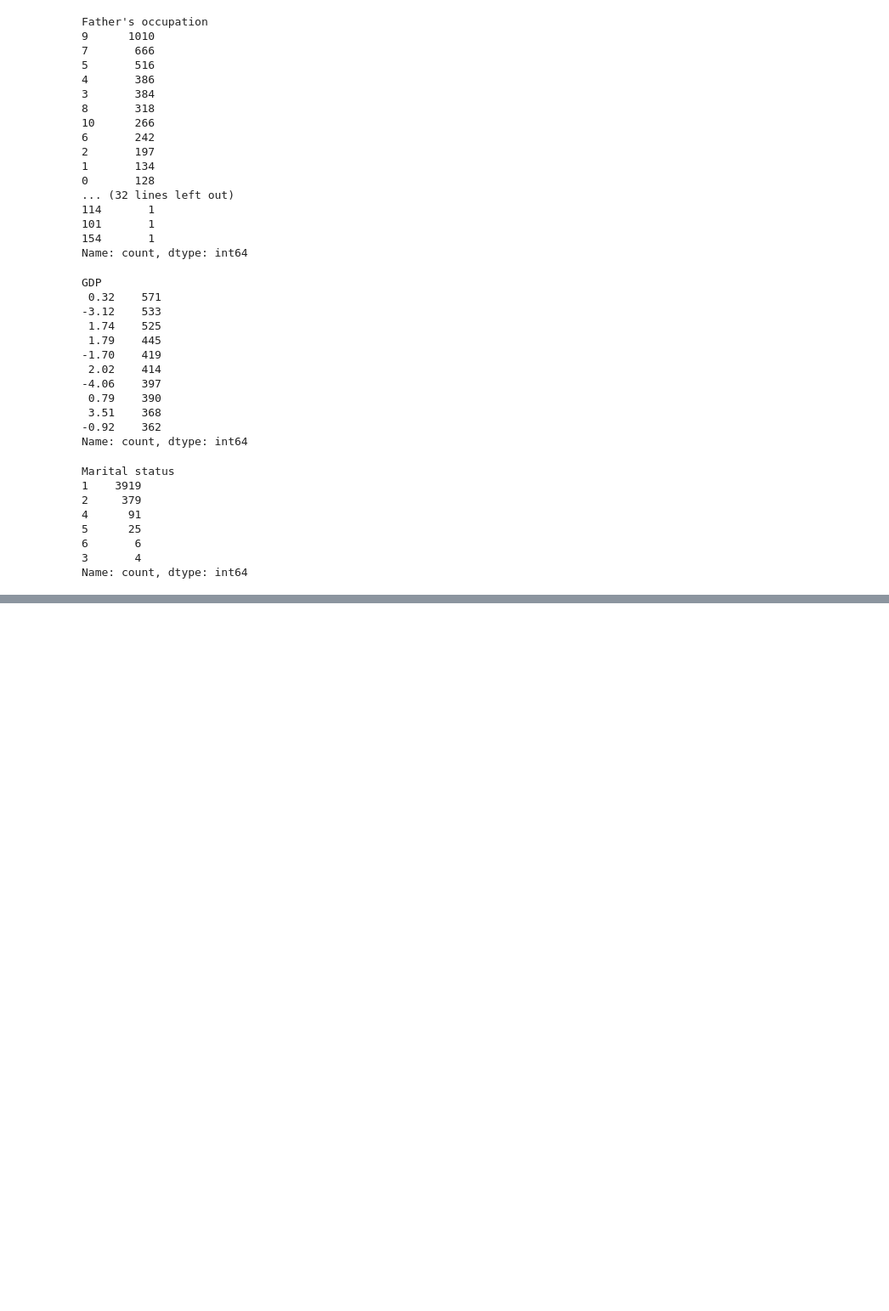
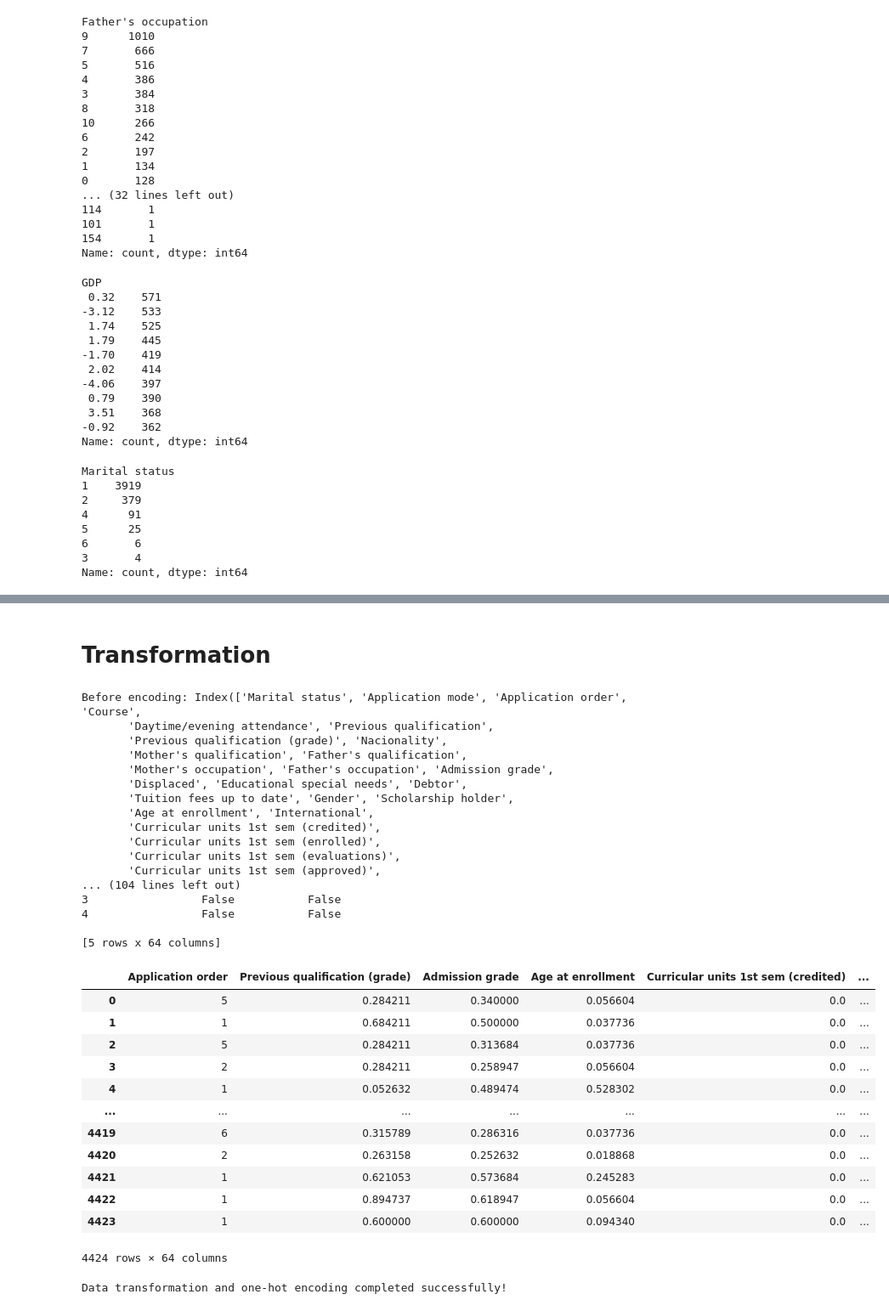
Before and after one commit to georgiakarenlau/bt4240, a Jupyter notebook: eda.ipynb, the cells around one changed output, grey strips where cells are left out. Shown at 85% size. Drawn from its saved outputs; the diff is of its cells as text; code cells hidden in the pictures; blank space fills up the shorter version.

```diff
--- a/eda.ipynb
+++ b/eda.ipynb
@@ -297,8 +296,0 @@ Transfoming Ordinal Dataset
-# %%
-# df['Target'].head(30)
-
-df = df.replace({ 'Target' : { 'Dropout' : 0, 'Not Dropout' : 1} }) # Transform 'Dropout' to class 0 and 'Not Dropout' to class 1
-df["Target"] = df["Target"].astype(int)
-
-
-df.info()
@@ -329,0 +336,71 @@ sns.countplot(x=df['Target'])
+# %% [markdown]
+# Transformation
+# %%
+categorical_vars = [
+    "Marital status", "Application mode", "Course", "Daytime/evening attendance",
+    "Previous qualification", "Nacionality", "Mother's qualification",
+    "Father's qualification", "Mother's occupation", "Father's occupation",
+    "Displaced", "Educational special needs", "Debtor", "Tuition fees up to date",
+    "Gender", "Scholarship holder", "International"
+]
+
+
+# Function to apply 'others' grouping for categorical variables
+def process_categorical_variable(df, column_name):
+    value_counts = df[column_name].value_counts()
+    if len(value_counts) > 4:
+        top_categories = value_counts.head(4).index
+        df[column_name] = df[column_name].apply(lambda x: x if x in top_categories else 'others')
+    # If categories are less than or equal to 4, no need to group
+    return df
+
+# print("check", df["Marital status"].value_counts())
+# df.info()
+
+# Apply the process to all categorical variables
+for col in categorical_vars:
+    df = process_categorical_variable(df, col)
+
+print("Before encoding:", df.columns)
+df_encoded = pd.get_dummies(df, columns=categorical_vars, drop_first=True)
+print("After encoding:", df_encoded.columns)
+
+# Display the transformed dataset
+print(df_encoded.head())
+display(df_encoded)
+print("Data transformation and one-hot encoding completed successfully!")
+
+df = df.replace({ 'Target' : { 'Dropout' : 1, 'Not Dropout' : 0} })
+df['Target'].head()
+# %% [output]
+Before encoding: Index(['Marital status', 'Application mode', 'Application order', 'Course',
+       'Daytime/evening attendance', 'Previous qualification',
+       'Previous qualification (grade)', 'Nacionality',
+       'Mother's qualification', 'Father's qualification',
+       'Mother's occupation', 'Father's occupation', 'Admission grade',
+       'Displaced', 'Educational special needs', 'Debtor',
+       'Tuition fees up to date', 'Gender', 'Scholarship holder',
+       'Age at enrollment', 'International',
+       'Curricular units 1st sem (credited)',
+       'Curricular units 1st sem (enrolled)',
+       'Curricular units 1st sem (evaluations)',
+       'Curricular units 1st sem (approved)',
+... (104 lines left out)
+3                 False           False
+4                 False           False
+
+[5 rows x 64 columns]
+|  | Application order | Previous qualification (grade) | Admission grade | Age at enrollment | Curricular units 1st sem (credited) | ... |
+| 0 | 5 | 0.284211 | 0.340000 | 0.056604 | 0.0 | ... |
+| 1 | 1 | 0.684211 | 0.500000 | 0.037736 | 0.0 | ... |
+| 2 | 5 | 0.284211 | 0.313684 | 0.037736 | 0.0 | ... |
+| 3 | 2 | 0.284211 | 0.258947 | 0.056604 | 0.0 | ... |
+| 4 | 1 | 0.052632 | 0.489474 | 0.528302 | 0.0 | ... |
+| ... | ... | ... | ... | ... | ... | ... |
+| 4419 | 6 | 0.315789 | 0.286316 | 0.037736 | 0.0 | ... |
+| 4420 | 2 | 0.263158 | 0.252632 | 0.018868 | 0.0 | ... |
+| 4421 | 1 | 0.621053 | 0.573684 | 0.245283 | 0.0 | ... |
+| 4422 | 1 | 0.894737 | 0.618947 | 0.056604 | 0.0 | ... |
+| 4423 | 1 | 0.600000 | 0.600000 | 0.094340 | 0.0 | ... |
+4424 rows × 64 columns
+Data transformation and one-hot encoding completed successfully!
```
Also changed, not shown: parts of 12 cells of this notebook, 1 other file.
